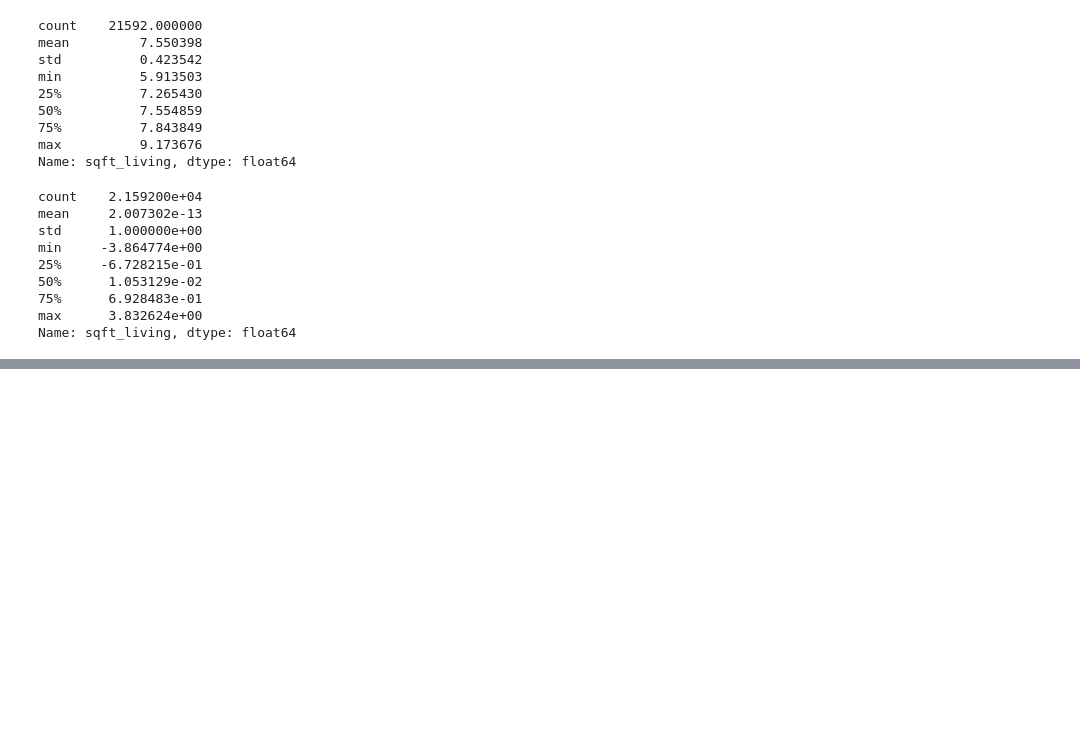
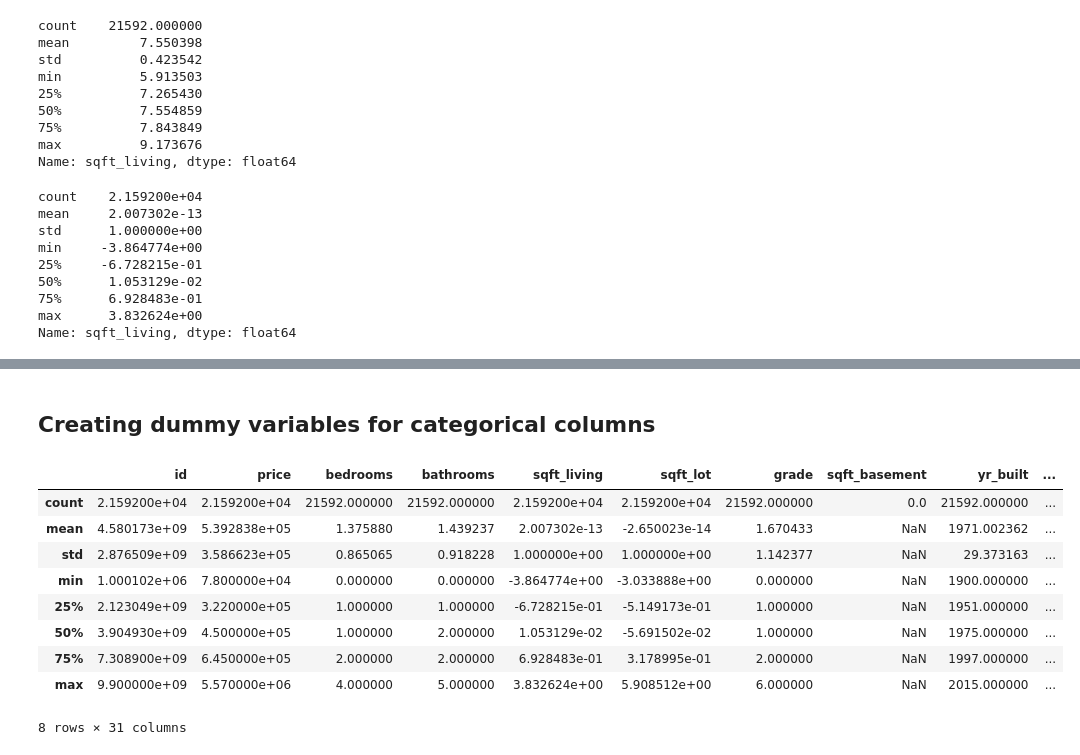
Before and after one commit to nikolholicka/curriculum, a Jupyter notebook: mod1/project/dsc-1-final-project-online-ds-pt-041519/project_workbook.ipynb, the cells around one changed output, grey strips where cells are left out. Saved outputs shown, nothing was run; the diff lists cells and outputs as text; code cells hidden in the pictures; blank space fills up the shorter version.

```diff
--- a/mod1/project/dsc-1-final-project-online-ds-pt-041519/project_workbook.ipynb
+++ b/mod1/project/dsc-1-final-project-online-ds-pt-041519/project_workbook.ipynb
@@ -353,0 +440,5 @@ Name: sqft_living, dtype: float64
+# %%
+# replace the existing columns
+df['bedrooms']=bins_bedrooms
+df['bathrooms']=bins_bathrooms
+df['grade']=bins_grade
@@ -353,0 +451,6 @@ Name: sqft_living, dtype: float64
+# %%
+#LABEL ENCODING
+
+df['bedrooms'] = df['bedrooms'].cat.codes
+df['bathrooms'] = df['bathrooms'].cat.codes
+df['grade'] = df['grade'].cat.codes
@@ -354,3 +469,25 @@ Name: sqft_living, dtype: float64
+# %% [markdown]
+## Creating dummy variables for categorical columns
+# %%
+bathrooms_dummy = pd.get_dummies(df['bathrooms'], prefix="bath")
+bedrooms_dummy = pd.get_dummies(df['bedrooms'], prefix="bed")
+grade_dummy = pd.get_dummies(df['grade'], prefix="grade")
+# %%
+add_series = [df,bathrooms_dummy, bedrooms_dummy, grade_dummy]
+df_with_dummies = pd.concat(add_series, axis=1)
+# %%
+df_with_dummies.describe()
+# %% [output]
+|  | id | price | bedrooms | bathrooms | sqft_living | sqft_lot | grade | sqft_basement | yr_built | ... |
+| count | 2.159200e+04 | 2.159200e+04 | 21592.000000 | 21592.000000 | 2.159200e+04 | 2.159200e+04 | 21592.000000 | 0.0 | 21592.000000 | ... |
+| mean | 4.580173e+09 | 5.392838e+05 | 1.375880 | 1.439237 | 2.007302e-13 | -2.650023e-14 | 1.670433 | NaN | 1971.002362 | ... |
+| std | 2.876509e+09 | 3.586623e+05 | 0.865065 | 0.918228 | 1.000000e+00 | 1.000000e+00 | 1.142377 | NaN | 29.373163 | ... |
+| min | 1.000102e+06 | 7.800000e+04 | 0.000000 | 0.000000 | -3.864774e+00 | -3.033888e+00 | 0.000000 | NaN | 1900.000000 | ... |
+| 25% | 2.123049e+09 | 3.220000e+05 | 1.000000 | 1.000000 | -6.728215e-01 | -5.149173e-01 | 1.000000 | NaN | 1951.000000 | ... |
+| 50% | 3.904930e+09 | 4.500000e+05 | 1.000000 | 2.000000 | 1.053129e-02 | -5.691502e-02 | 1.000000 | NaN | 1975.000000 | ... |
+| 75% | 7.308900e+09 | 6.450000e+05 | 2.000000 | 2.000000 | 6.928483e-01 | 3.178995e-01 | 2.000000 | NaN | 1997.000000 | ... |
+| max | 9.900000e+09 | 5.570000e+06 | 4.000000 | 5.000000 | 3.832624e+00 | 5.908512e+00 | 6.000000 | NaN | 2015.000000 | ... |
+8 rows × 31 columns
 # %%
 #CHECKING FOR LINEARITY
 for column in ['bedrooms', 'bathrooms', 'sqft_living', 'sqft_lot','floors', 'view', 'grade', 'sqft_basement', 'yr_built','yr_renovated', 'lat', 'long', 'sqft_living15','sqft_lot15']:
```
Also changed, not shown: parts of 48 cells of this notebook, 1 other file.
